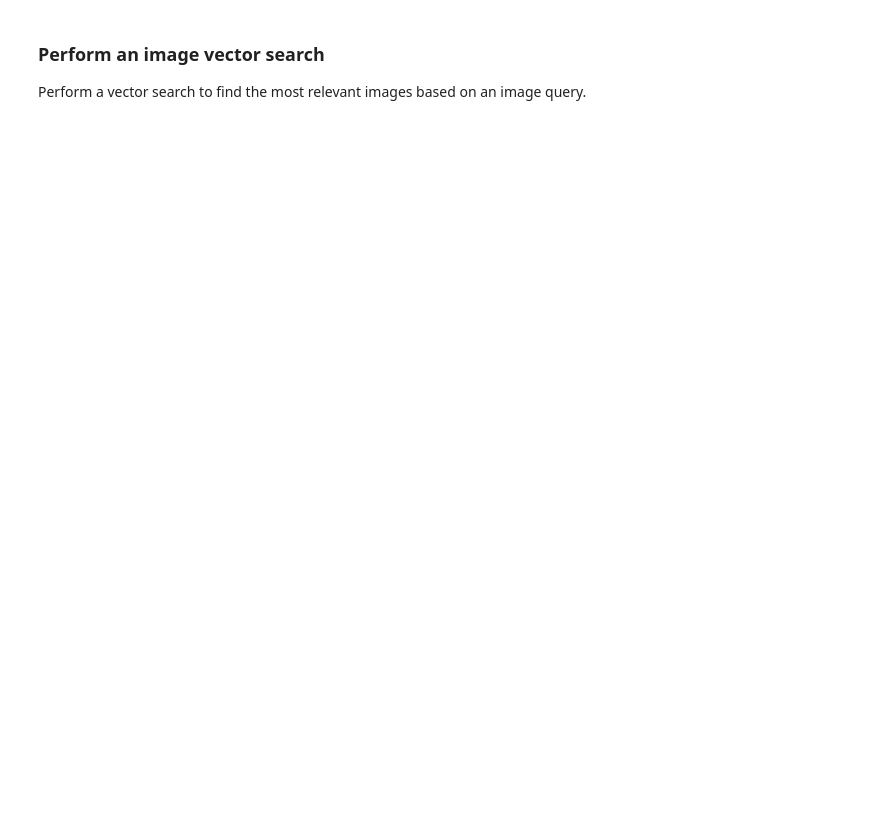
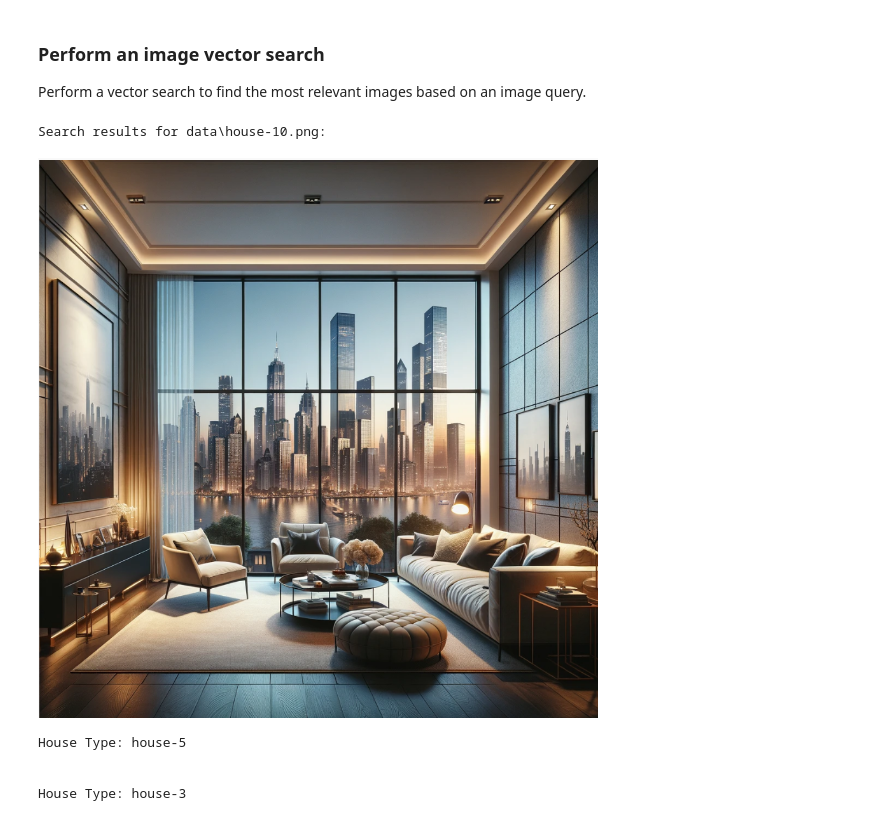
Before and after one commit to anuragsirish/multimodal-ai, a Jupyter notebook: azure-search-vector-real-estate-2.ipynb, the cells around one changed output. Cells and saved outputs as stored; diff of their text form; code cells hidden in the pictures; blank space fills up the shorter version.

```diff
--- a/azure-search-vector-real-estate-2.ipynb
+++ b/azure-search-vector-real-estate-2.ipynb
@@ -95,9 +91,9 @@ def vectorize_image(image_path):
 
 Vectorize all the images and save them into a [json lines](https://jsonlines.org/) file at `\data\images\apples\output.jsonl`.
 # %%
-apples_image_directory = os.path.join('..', '..', 'data', 'images', 'apples')
-input_json_file = os.path.join(apples_image_directory, 'input.json')
-output_json_file = os.path.join(apples_image_directory, 'output.jsonl')
+real_estate_image_directory = os.path.join('data')
+input_json_file = os.path.join(real_estate_image_directory, 'input.json')
+output_json_file = os.path.join(real_estate_image_directory, 'output.jsonl')
 with open(input_json_file, 'r') as infile:
     images = json.load(infile)
 
@@ -106,7 +102,7 @@ with open(output_json_file, 'w') as outfile:
         image_path = image_data.get('image_path', None)
         if image_path:
             try:
-                vector = vectorize_image(os.path.join(apples_image_directory, image_path))
+                vector = vectorize_image(os.path.join(real_estate_image_directory, image_path))
             except Exception as e:
                 print(f"Error processing image at index {idx}: {e}")
                 vector = None
@@ -179,8 +179,8 @@ print(f"{result.name} created")
 from azure.search.documents import SearchClient
 import json
 
-apples_image_directory = os.path.join('..', '..', 'data', 'images', 'apples')
-output_json_file = os.path.join(apples_image_directory, 'output.jsonl')
+image_directory = os.path.join('data')
+output_json_file = os.path.join(image_directory, 'output.jsonl')
 
 data = []
 with open(output_json_file, 'r') as file:
@@ -200,24 +208,31 @@ Perform a vector search to find the most relevant images based on an image query
 # %%
 from azure.search.documents.models import VectorizedQuery
 from IPython.display import Image
 
 # Generate text embeddings for the query
-query_image_path = os.path.join(apples_image_directory, "two_apples.jpeg")
+query_image_path = os.path.join(image_directory, "house-10.png")
 vector_query = VectorizedQuery(vector=vectorize_image(query_image_path),
                               k_nearest_neighbors=2,
                               fields="image_vector")
 
 # Perform vector search
 results = search_client.search(
     search_text=None,
     vector_queries= [vector_query],
     select=["description"],
     top=2
 )
 
 # Print the search results
 print(f"Search results for {query_image_path}:")
 display(Image(query_image_path))
 for result in results:
-    print(f"Apple Type: {result['description']}")
+    print(f"House Type: {result['description']}")
     print("\n")
+# %% [output]
+Search results for data\house-10.png:
+[figure, added]
+House Type: house-5
+
+
+House Type: house-3
```
Also changed, not shown: parts of 5 cells of this notebook.
